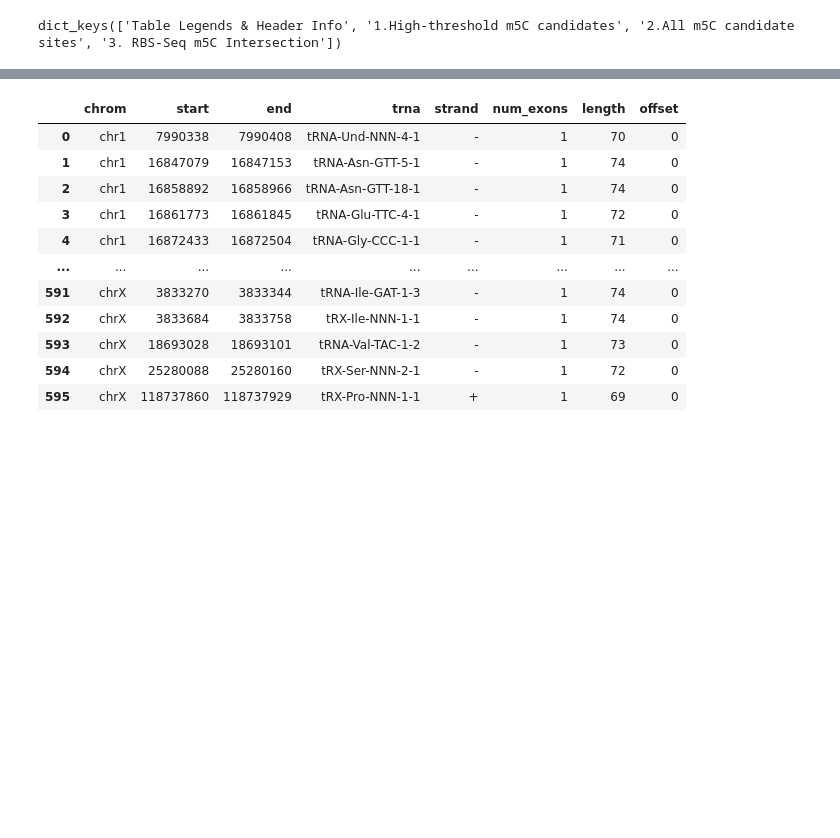
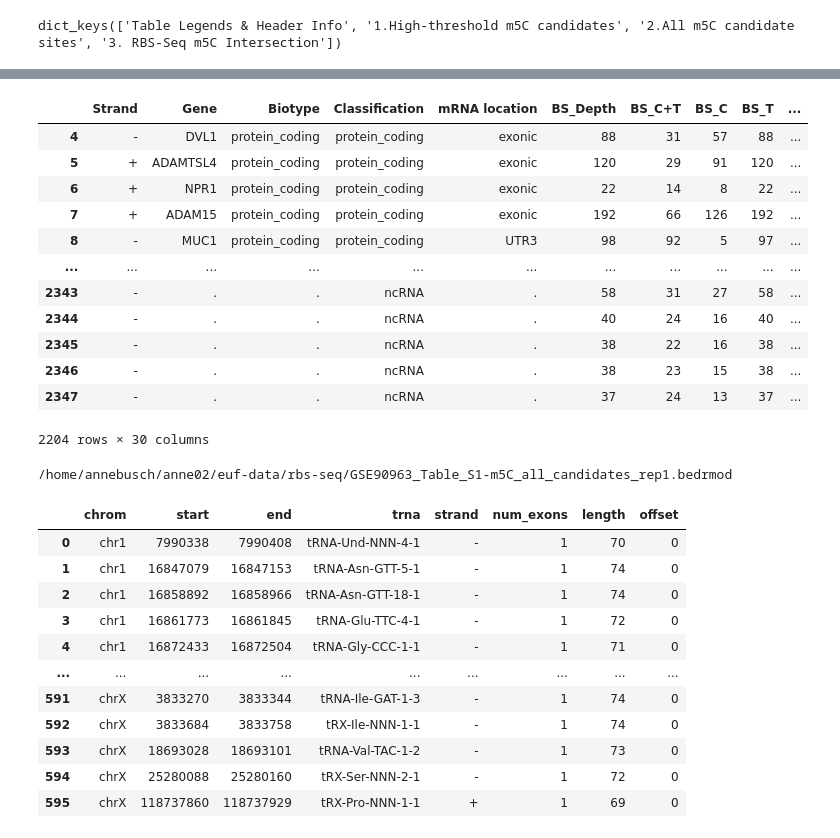
Before and after one commit to anmabu/bedRMod, a Jupyter notebook: tsv2bedRMod/RBS-seq.ipynb, the cells around one changed output, grey strips where cells are left out. Drawn from its saved outputs; the diff is of its cells as text; code cells hidden in the pictures; blank space fills up the shorter version.

Commit message:
converted m5C but not tRNA

```diff
--- a/tsv2bedRMod/RBS-seq.ipynb
+++ b/tsv2bedRMod/RBS-seq.ipynb
@@ -139,4 +139,6 @@ mask = df["PositionC"].str.startswith("chr")
 
 df_chrom = df[mask]
 df_non_chrom = df[~mask]
+df_chrom = df_chrom.copy()
+df_non_chrom = df_non_chrom.copy()
 # %%
@@ -158,3 +155,56 @@ df_chrom
+# %%
+ref_seg = [None] * len(df_chrom["PositionC"])
+position = [None] * len(df_chrom["PositionC"])
+
+for index, value in enumerate(df_chrom["PositionC"]):
+    seg, p = value.split(":")
+    ref_seg[index] = seg
+    position[index] = p
+
+del df_chrom["PositionC"]
+df_chrom["ref_seg"] = ref_seg
+df_chrom["pos"] = position
+
+df_chrom
+# %% [output]
+|  | Strand | Gene | Biotype | Classification | mRNA location | BS_Depth | BS_C+T | BS_C | BS_T | ... |
+| 4 | - | DVL1 | protein_coding | protein_coding | exonic | 88 | 31 | 57 | 88 | ... |
+| 5 | + | ADAMTSL4 | protein_coding | protein_coding | exonic | 120 | 29 | 91 | 120 | ... |
+| 6 | + | NPR1 | protein_coding | protein_coding | exonic | 22 | 14 | 8 | 22 | ... |
+| 7 | + | ADAM15 | protein_coding | protein_coding | exonic | 192 | 66 | 126 | 192 | ... |
+| 8 | - | MUC1 | protein_coding | protein_coding | UTR3 | 98 | 92 | 5 | 97 | ... |
+| ... | ... | ... | ... | ... | ... | ... | ... | ... | ... | ... |
+| 2343 | - | . | . | ncRNA | . | 58 | 31 | 27 | 58 | ... |
+| 2344 | - | . | . | ncRNA | . | 40 | 24 | 16 | 40 | ... |
+| 2345 | - | . | . | ncRNA | . | 38 | 22 | 16 | 38 | ... |
+| 2346 | - | . | . | ncRNA | . | 38 | 23 | 15 | 38 | ... |
+| 2347 | - | . | . | ncRNA | . | 37 | 24 | 13 | 37 | ... |
+2204 rows × 30 columns
+# %%
+def convert_rbs_m5C(df):
+    """
+    Function to convert individual df from rbs into bedrmod
+    """
+    def score_func(score_column):
+        return round(1000 - (score_column * 1000))
+
+    def frequency_func(ratio):
+        return round(100 - (100 * ratio))
+
+    conf = "/home/annebusch/anne02/euf-data/rbs-seq/human_m5C.yaml"
+    outfile = "/home/annebusch/anne02/euf-data/rbs-seq/GSE90963_Table_S1-m5C_all_candidates_rep1.bedrmod"
+    df2bedRMod(df, conf, outfile,
+                ref_seg="ref_seg", start="pos", strand="Strand",
+                modi="m5C",
+                coverage="BS_Depth",
+                score="BS_FDR",
+                score_function=score_func,
+                frequency="BS_%_non-converted",
+                frequency_function=frequency_func)
+
+convert_rbs_m5C(df_chrom)
+# %% [output]
+/home/annebusch/anne02/euf-data/rbs-seq/GSE90963_Table_S1-m5C_all_candidates_rep1.bedrmod
 # %%
 df_non_chrom = df_non_chrom.reset_index(drop=True)
 df_non_chrom
```
Also changed, not shown: parts of 8 cells of this notebook.
